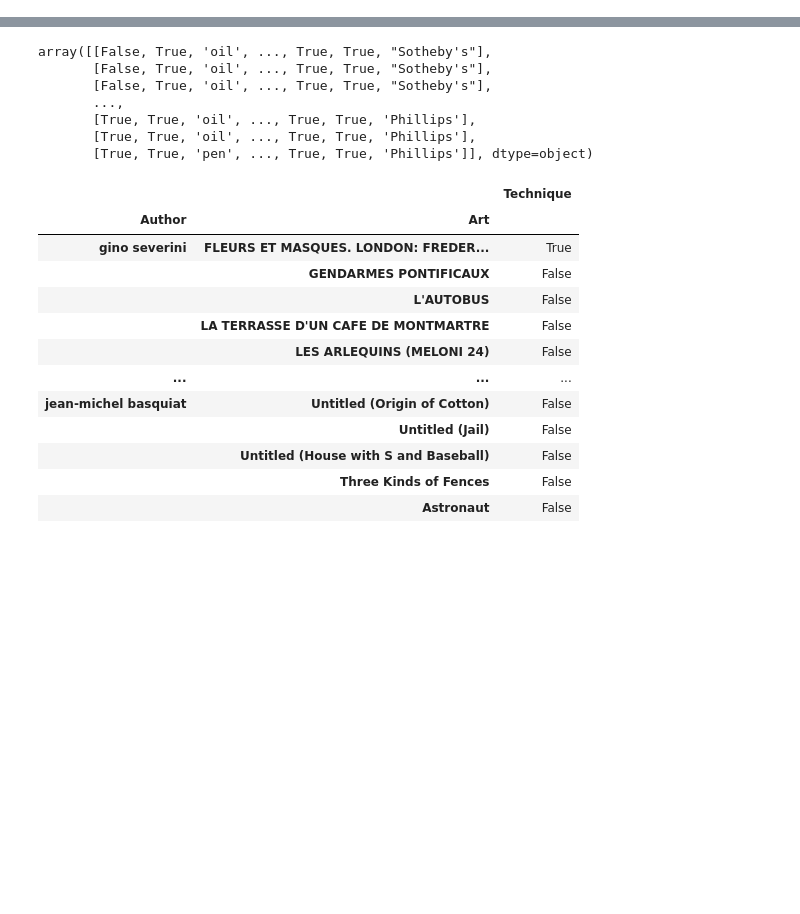
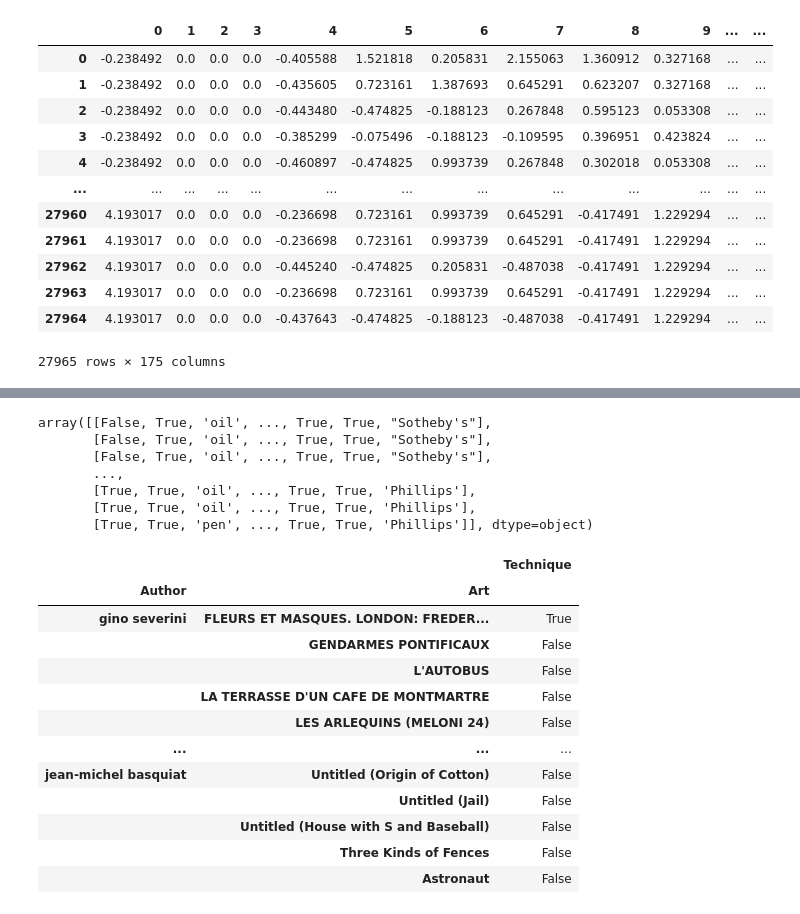
Before and after one commit to BorisovMaksim/AuthorDeath, a Jupyter notebook: Notebooks/notes.ipynb, the cells around one changed output, grey strips where cells are left out. Cells and saved outputs as stored; diff of their text form; code cells hidden in the pictures; blank space fills up the shorter version.

```diff
--- a/Notebooks/notes.ipynb
+++ b/Notebooks/notes.ipynb
@@ -50,0 +69,16 @@ IndexError: index 10 is out of bounds for axis 0 with size 3
+# %%
+pd.DataFrame(X)
+# %% [output]
+|  | 0 | 1 | 2 | 3 | 4 | 5 | 6 | 7 | 8 | 9 | ... | ... |
+| 0 | -0.238492 | 0.0 | 0.0 | 0.0 | -0.405588 | 1.521818 | 0.205831 | 2.155063 | 1.360912 | 0.327168 | ... | ... |
+| 1 | -0.238492 | 0.0 | 0.0 | 0.0 | -0.435605 | 0.723161 | 1.387693 | 0.645291 | 0.623207 | 0.327168 | ... | ... |
+| 2 | -0.238492 | 0.0 | 0.0 | 0.0 | -0.443480 | -0.474825 | -0.188123 | 0.267848 | 0.595123 | 0.053308 | ... | ... |
+| 3 | -0.238492 | 0.0 | 0.0 | 0.0 | -0.385299 | -0.075496 | -0.188123 | -0.109595 | 0.396951 | 0.423824 | ... | ... |
+| 4 | -0.238492 | 0.0 | 0.0 | 0.0 | -0.460897 | -0.474825 | 0.993739 | 0.267848 | 0.302018 | 0.053308 | ... | ... |
+| ... | ... | ... | ... | ... | ... | ... | ... | ... | ... | ... | ... | ... |
+| 27960 | 4.193017 | 0.0 | 0.0 | 0.0 | -0.236698 | 0.723161 | 0.993739 | 0.645291 | -0.417491 | 1.229294 | ... | ... |
+| 27961 | 4.193017 | 0.0 | 0.0 | 0.0 | -0.236698 | 0.723161 | 0.993739 | 0.645291 | -0.417491 | 1.229294 | ... | ... |
+| 27962 | 4.193017 | 0.0 | 0.0 | 0.0 | -0.445240 | -0.474825 | 0.205831 | -0.487038 | -0.417491 | 1.229294 | ... | ... |
+| 27963 | 4.193017 | 0.0 | 0.0 | 0.0 | -0.236698 | 0.723161 | 0.993739 | 0.645291 | -0.417491 | 1.229294 | ... | ... |
+| 27964 | 4.193017 | 0.0 | 0.0 | 0.0 | -0.437643 | -0.474825 | -0.188123 | -0.487038 | -0.417491 | 1.229294 | ... | ... |
+27965 rows × 175 columns
```
Also changed, not shown: parts of 7 cells of this notebook, 7 other files.
